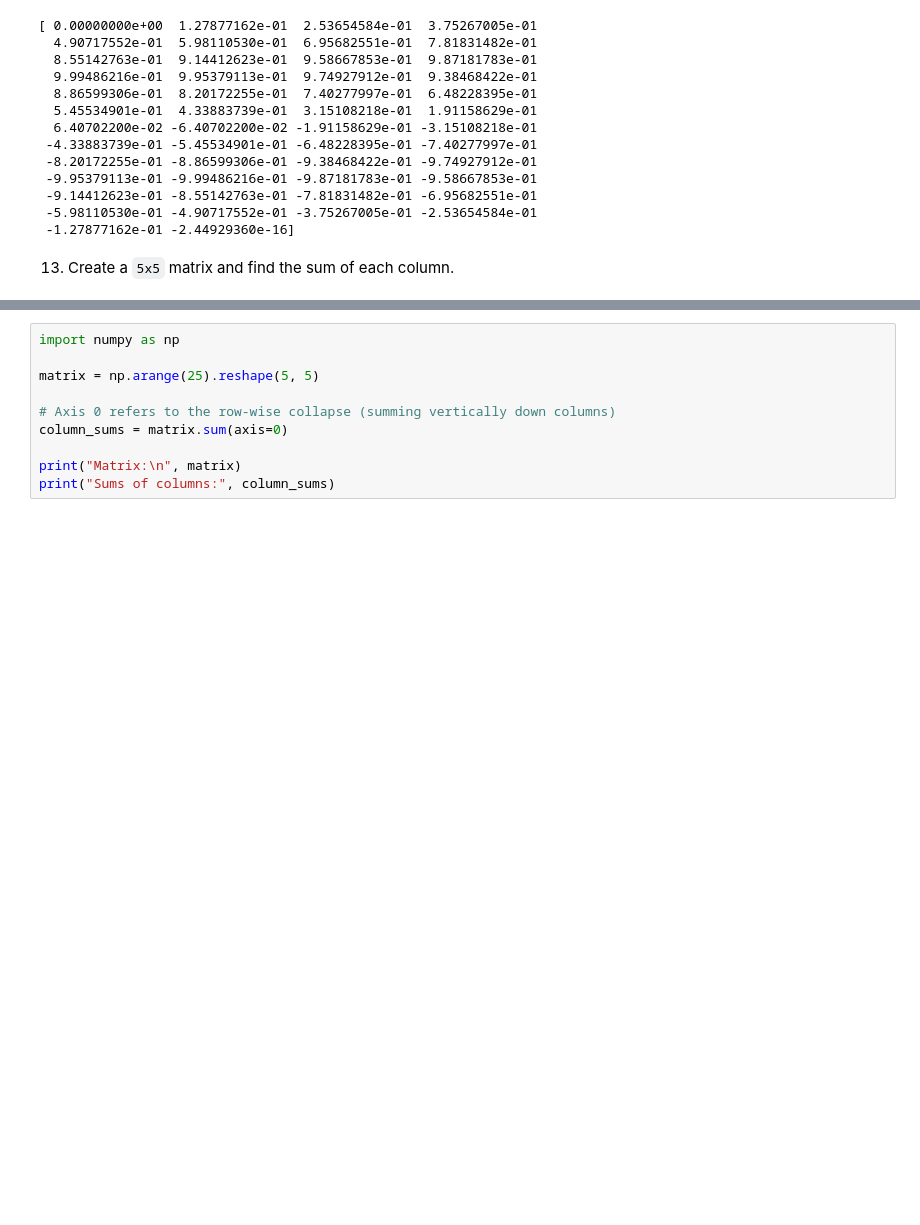
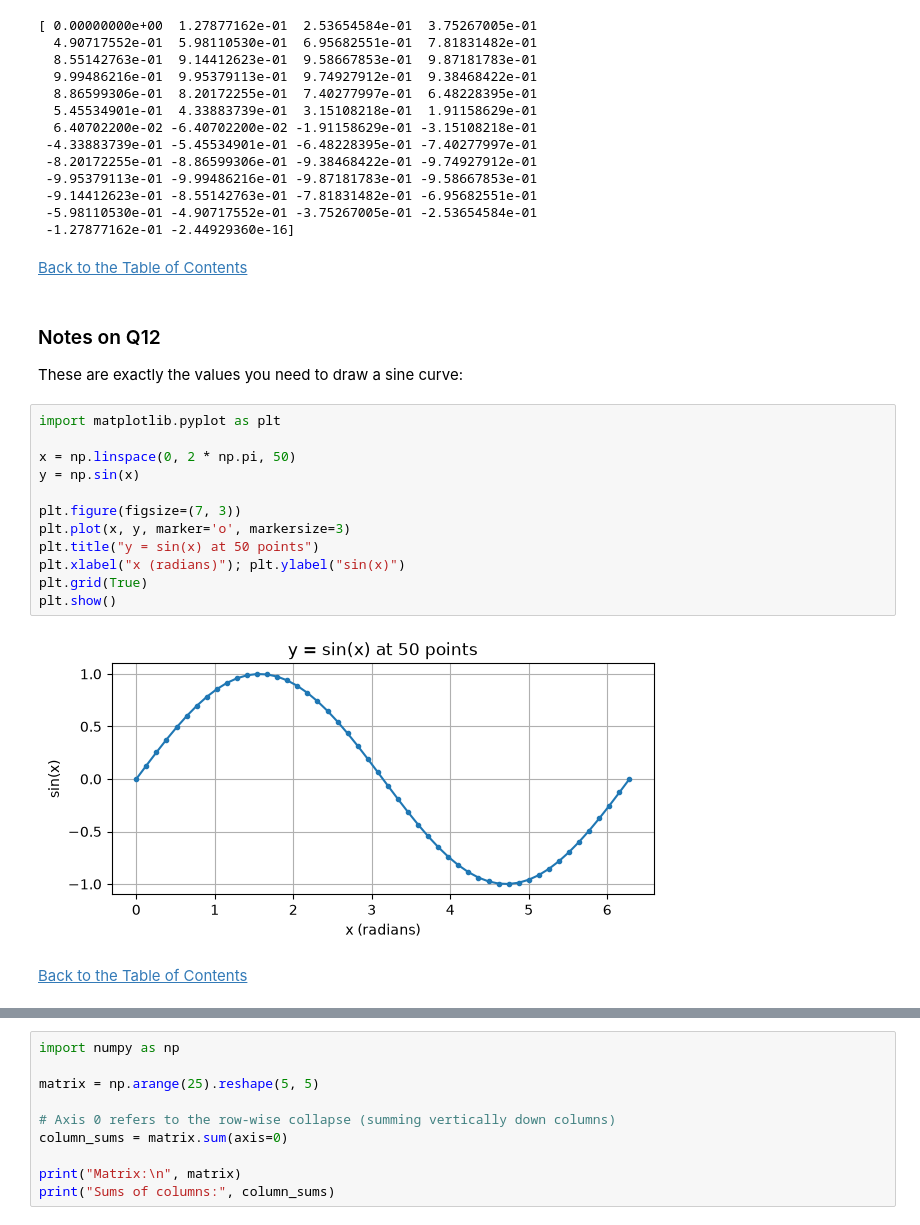
Before and after one commit to ag999git/001-Python-book-2026, a Jupyter notebook: colab-nb/11-script-qa.ipynb, the cells around one changed output, grey strips where cells are left out. Saved outputs shown, nothing was run; the diff lists cells and outputs as text; blank space fills up the shorter version.

```diff
--- a/colab-nb/11-script-qa.ipynb
+++ b/colab-nb/11-script-qa.ipynb
@@ -225,5 +526,25 @@ print(y)
  -9.14412623e-01 -8.55142763e-01 -7.81831482e-01 -6.95682551e-01
  -5.98110530e-01 -4.90717552e-01 -3.75267005e-01 -2.53654584e-01
  -1.27877162e-01 -2.44929360e-16]
-# %% [markdown]
-13. Create a `5x5` matrix and find the sum of each column.
+# %% [markdown]
+[Back to the Table of Contents](#toc)
+# %% [markdown]
+### <a name="notes-on-q12"></a>Notes on Q12
+
+These are exactly the values you need to draw a sine curve:
+# %%
+import matplotlib.pyplot as plt
+
+x = np.linspace(0, 2 * np.pi, 50)
+y = np.sin(x)
+
+plt.figure(figsize=(7, 3))
+plt.plot(x, y, marker='o', markersize=3)
+plt.title("y = sin(x) at 50 points")
+plt.xlabel("x (radians)"); plt.ylabel("sin(x)")
+plt.grid(True)
+plt.show()
+# %% [output]
+[figure, added]
+# %% [markdown]
+[Back to the Table of Contents](#toc)
```
Also changed, not shown: parts of 161 cells of this notebook.
